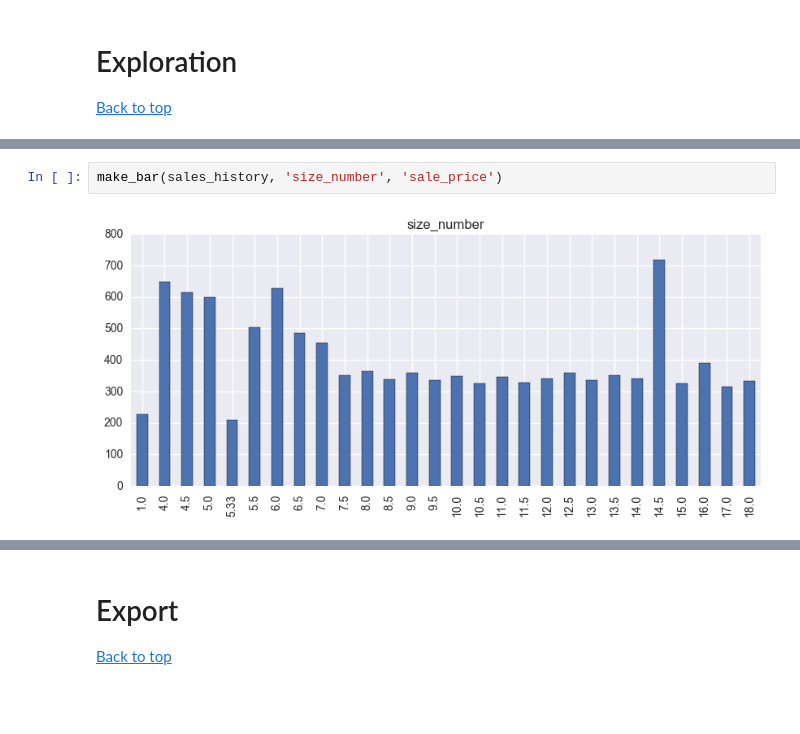
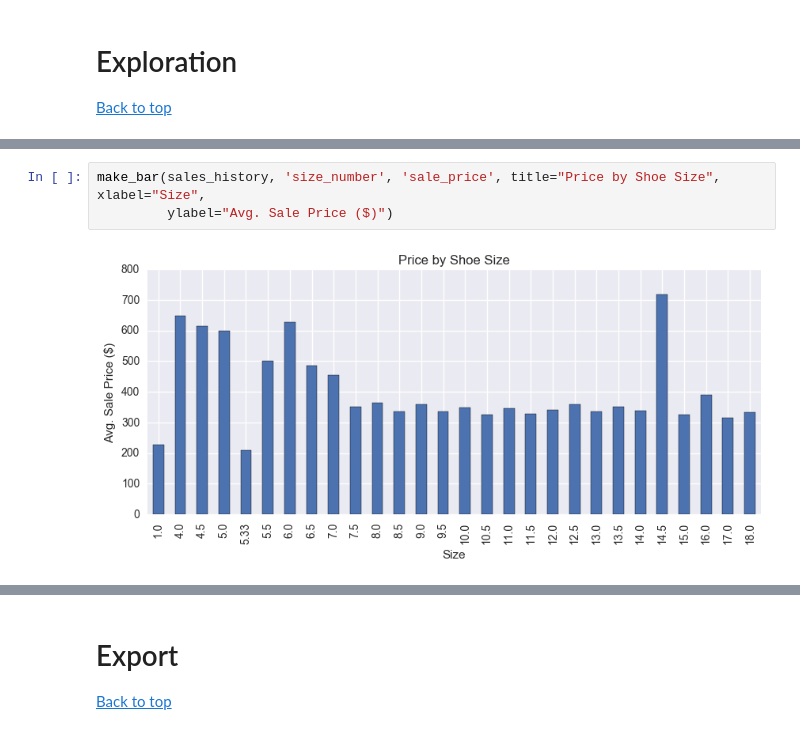
Before and after one commit to maludee/sneaker-forecast-app, a Jupyter notebook: price_model_by_day.ipynb, the cells around one changed output, grey strips where cells are left out. Saved outputs shown, nothing was run; the diff lists cells and outputs as text; blank space fills up the shorter version.

```diff
--- a/price_model_by_day.ipynb
+++ b/price_model_by_day.ipynb
@@ -332,5 +332,6 @@ make_bar(sales_history, 'month', 'sale_price', title="Avg. Sale Price by Month",
-# %%
-make_bar(sales_history, 'size_number', 'sale_price')
-# %% [output]
-[figure, removed]
+# %%
+make_bar(sales_history, 'size_number', 'sale_price', title="Price by Shoe Size", xlabel="Size",
+         ylabel="Avg. Sale Price ($)")
+# %% [output]
+[figure, added]
 # %%
```
Also changed, not shown: parts of 2 cells of this notebook.
